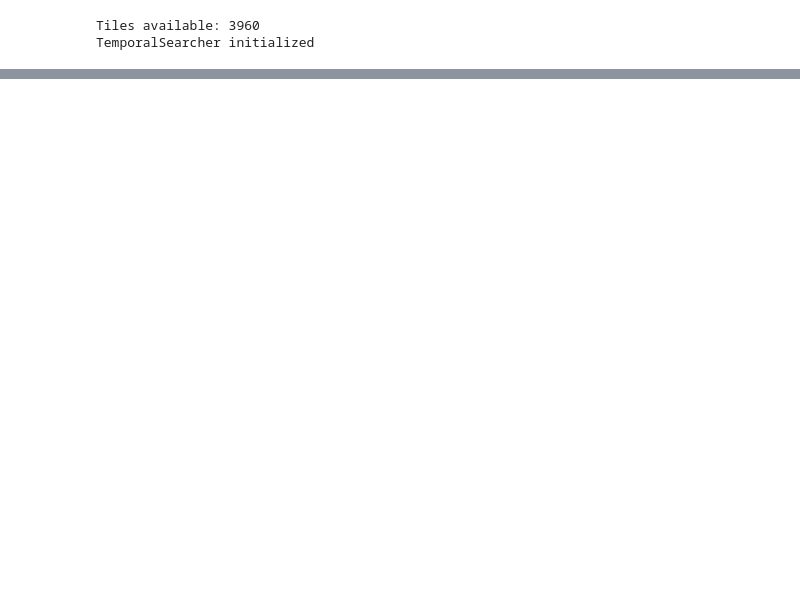
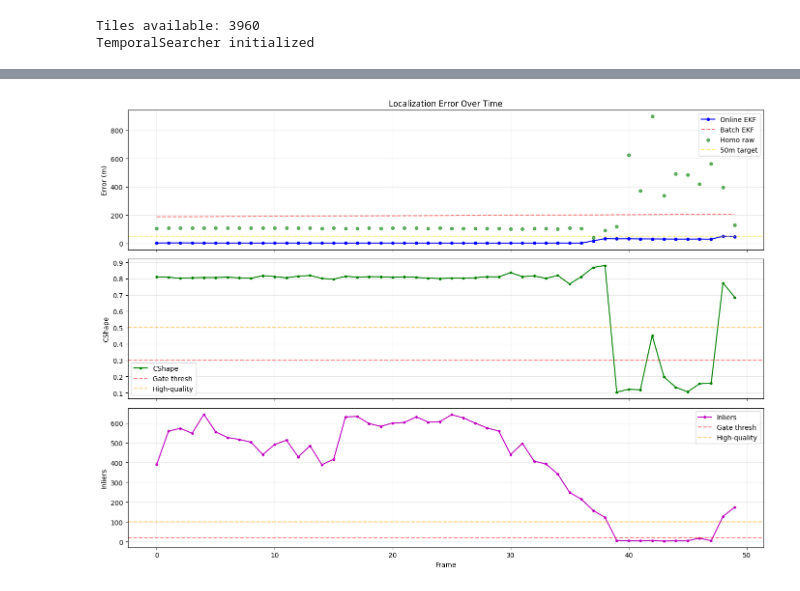
Before and after one commit to Emil-J/ALL_IN_ONE_PIPELINE_THESIS, a Jupyter notebook: Pipeline_3_Rev1/notebooks/test_temporal_pipeline.ipynb, the cells around one changed output, grey strips where cells are left out. Cells and saved outputs as stored; diff of their text form; code cells hidden in the pictures; blank space fills up the shorter version.

```diff
--- a/Pipeline_3_Rev1/notebooks/test_temporal_pipeline.ipynb
+++ b/Pipeline_3_Rev1/notebooks/test_temporal_pipeline.ipynb
@@ -840,0 +465,80 @@ Summary saved to C:\Users\emilj\Documents\Thesis\All_In_One_Pipeline\Pipeline_3_
+# %%
+# Cell 6 — Diagnostic: visual measurement accuracy vs quality metrics
+import matplotlib.pyplot as plt
+from src.tile_utils import haversine_distance as _hav
+
+# Collect per-frame visual quality data
+diag = []
+for i, (csv_idx, ts, frame_path) in enumerate(aligned[:len(results)]):
+    r = results[i]
+    gt_row = imu_log.iloc[csv_idx]
+    gt_lat, gt_lon = gt_row['gps_lat'], gt_row['gps_lon']
+    hp = r.get('homo_position')
+    vq = r.get('visual_quality', {})
+    he = _hav(hp[0], hp[1], gt_lat, gt_lon) if hp else None
+    diag.append({
+        'frame': i, 'homo_err': he,
+        'CShape': vq.get('CShape', 0), 'inliers': vq.get('inliers', 0),
+        'gate': r.get('gate_pass', False),
+        'online_err': ekf_errors_online[i], 'batch_err': ekf_errors_batch[i],
+    })
+
+# Distribution of homo errors
+hes = [d['homo_err'] for d in diag if d['homo_err'] is not None]
+print(f"Homo errors: mean={np.mean(hes):.0f}m  median={np.median(hes):.0f}m  "
+      f"min={np.min(hes):.0f}m  max={np.max(hes):.0f}m  std={np.std(hes):.0f}m")
+print(f"  <50m: {sum(1 for e in hes if e<50)}  <100m: {sum(1 for e in hes if e<100)}  "
+      f"<150m: {sum(1 for e in hes if e<150)}  <200m: {sum(1 for e in hes if e<200)}")
+
+# Quality vs accuracy correlation
+gated = [d for d in diag if d['gate']]
+ungated = [d for d in diag if not d['gate']]
+if gated:
+    ghe = [d['homo_err'] for d in gated if d['homo_err']]
+    print(f"\nGated (quality pass): mean homo err={np.mean(ghe):.0f}m (n={len(ghe)})")
+if ungated:
+    uhe = [d['homo_err'] for d in ungated if d['homo_err']]
+    if uhe:
+        print(f"Ungated (quality fail): mean homo err={np.mean(uhe):.0f}m (n={len(uhe)})")
+
+# Best 10 vs worst 10 visual measurements
+sorted_diag = sorted([d for d in diag if d['homo_err'] is not None], key=lambda d: d['homo_err'])
+print(f"\nBest 10 visual measurements:")
+for d in sorted_diag[:10]:
+    print(f"  F{d['frame']:3d}: homo={d['homo_err']:5.0f}m  CS={d['CShape']:.3f}  inl={d['inliers']:4d}  "
+          f"online={d['online_err']:5.0f}m  gate={'Y' if d['gate'] else 'N'}")
+print(f"\nWorst 10 visual measurements:")
+for d in sorted_diag[-10:]:
+    print(f"  F{d['frame']:3d}: homo={d['homo_err']:5.0f}m  CS={d['CShape']:.3f}  inl={d['inliers']:4d}  "
+          f"online={d['online_err']:5.0f}m  gate={'Y' if d['gate'] else 'N'}")
+
+# Plot: errors over time + quality markers
+fig, axes = plt.subplots(3, 1, figsize=(14, 10), sharex=True)
+
+ax = axes[0]
+ax.plot([d['frame'] for d in diag], [d['online_err'] for d in diag], 'b-o', ms=4, label='Online EKF')
+ax.plot([d['frame'] for d in diag], [d['batch_err'] for d in diag], 'r--', alpha=0.5, label='Batch EKF')
+he_frames = [d['frame'] for d in diag if d['homo_err']]
+he_vals = [d['homo_err'] for d in diag if d['homo_err']]
+ax.scatter(he_frames, he_vals, c='green', s=20, alpha=0.6, zorder=5, label='Homo raw')
+ax.axhline(50, color='gold', ls='--', alpha=0.5, label='50m target')
+ax.set_ylabel('Error (m)'); ax.legend(); ax.set_title('Localization Error Over Time')
+ax.grid(True, alpha=0.3)
+
+ax = axes[1]
+ax.plot([d['frame'] for d in diag], [d['CShape'] for d in diag], 'g-o', ms=3, label='CShape')
+ax.axhline(0.3, color='red', ls='--', alpha=0.5, label='Gate thresh')
+ax.axhline(0.5, color='orange', ls='--', alpha=0.5, label='High-quality')
+ax.set_ylabel('CShape'); ax.legend(); ax.grid(True, alpha=0.3)
+
+ax = axes[2]
+ax.plot([d['frame'] for d in diag], [d['inliers'] for d in diag], 'm-o', ms=3, label='Inliers')
+ax.axhline(20, color='red', ls='--', alpha=0.5, label='Gate thresh')
+ax.axhline(100, color='orange', ls='--', alpha=0.5, label='High-quality')
+ax.set_ylabel('Inliers'); ax.set_xlabel('Frame'); ax.legend(); ax.grid(True, alpha=0.3)
+
+plt.tight_layout()
+plt.savefig('../outputs/phase_c_diagnostics.png', dpi=150)
+plt.show()
+print("Saved: outputs/phase_c_diagnostics.png")
+# %% [output]
@@ -840,0 +562 @@ Summary saved to C:\Users\emilj\Documents\Thesis\All_In_One_Pipeline\Pipeline_3_
+[figure, added]
```
Also changed, not shown: parts of 19 cells of this notebook, 26 other files.
